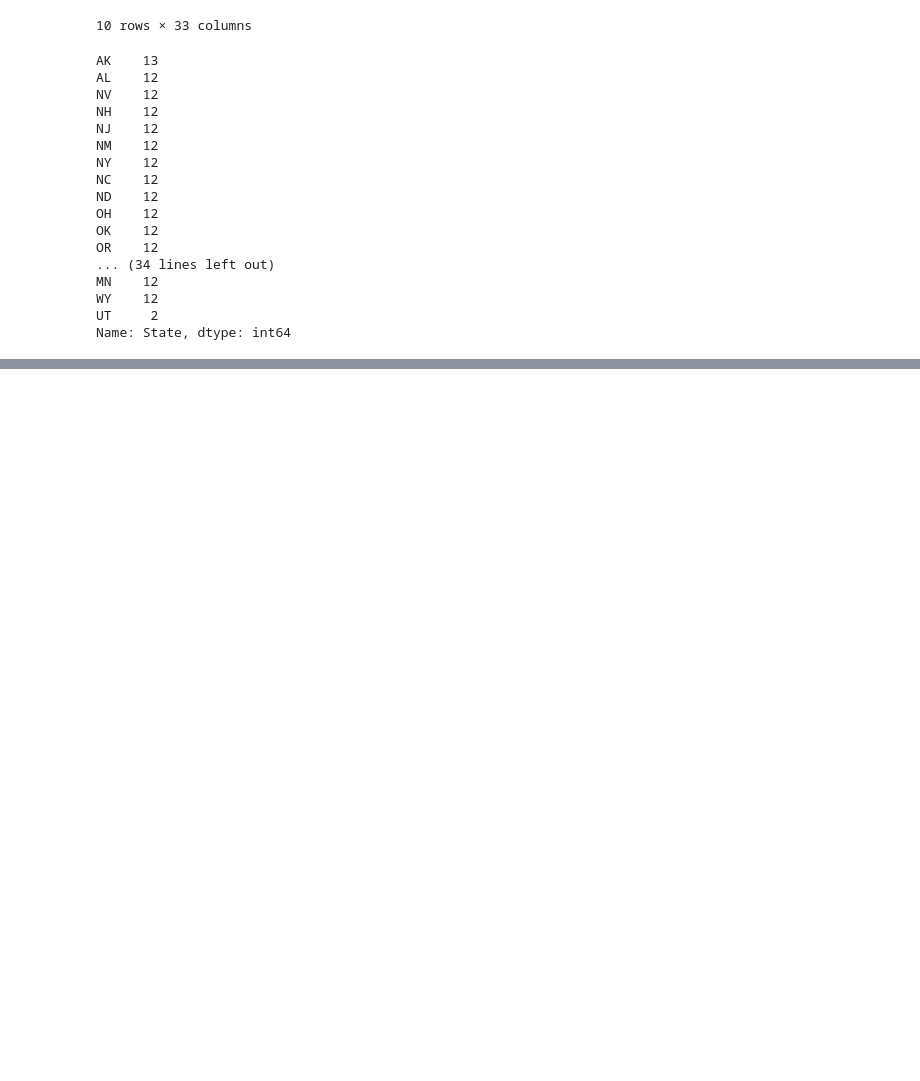
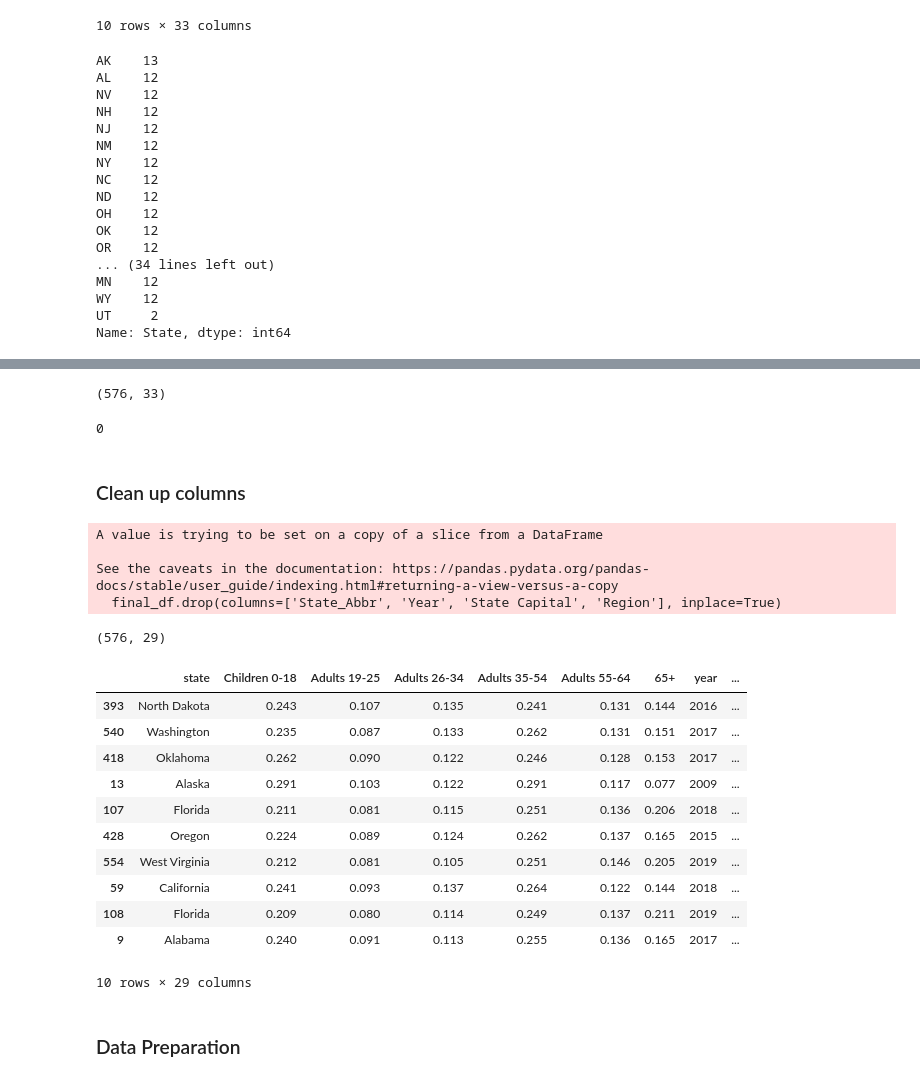
Before and after one commit to MIDS-at-Duke/unifying-data-science-2023-project-ids701_team2, a Jupyter notebook: 10_code/final_dataset.ipynb, the cells around one changed output, grey strips where cells are left out. Saved outputs shown, nothing was run; the diff lists cells and outputs as text; code cells hidden in the pictures; blank space fills up the shorter version.

```diff
--- a/10_code/final_dataset.ipynb
+++ b/10_code/final_dataset.ipynb
@@ -184,0 +203,2 @@ Name: State, dtype: int64
+# %%
+final_df.drop_duplicates(subset=['State', 'year'], inplace=True)
@@ -184,0 +207,40 @@ Name: State, dtype: int64
+# %%
+final_df = final_df[final_df['State']!='UT']
+# %%
+final_df.shape
+# %% [output]
+(576, 33)
+# %%
+final_df[['State','year']].duplicated().sum()
+# %% [output]
+0
+# %% [markdown]
+### Clean up columns
+# %%
+final_df.drop(columns=['State_Abbr', 'Year', 'State Capital', 'Region'], inplace=True)
+# %% [output]
+A value is trying to be set on a copy of a slice from a DataFrame
+
+See the caveats in the documentation: https://pandas.pydata.org/pandas-docs/stable/user_guide/indexing.html#returning-a-view-versus-a-copy
+  final_df.drop(columns=['State_Abbr', 'Year', 'State Capital', 'Region'], inplace=True)
+# %%
+final_df.shape
+# %% [output]
+(576, 29)
+# %%
+final_df.sample(10)
+# %% [output]
+|  | state | Children 0-18 | Adults 19-25 | Adults 26-34 | Adults 35-54 | Adults 55-64 | 65+ | year | ... |
+| 393 | North Dakota | 0.243 | 0.107 | 0.135 | 0.241 | 0.131 | 0.144 | 2016 | ... |
+| 540 | Washington | 0.235 | 0.087 | 0.133 | 0.262 | 0.131 | 0.151 | 2017 | ... |
+| 418 | Oklahoma | 0.262 | 0.090 | 0.122 | 0.246 | 0.128 | 0.153 | 2017 | ... |
+| 13 | Alaska | 0.291 | 0.103 | 0.122 | 0.291 | 0.117 | 0.077 | 2009 | ... |
+| 107 | Florida | 0.211 | 0.081 | 0.115 | 0.251 | 0.136 | 0.206 | 2018 | ... |
+| 428 | Oregon | 0.224 | 0.089 | 0.124 | 0.262 | 0.137 | 0.165 | 2015 | ... |
+| 554 | West Virginia | 0.212 | 0.081 | 0.105 | 0.251 | 0.146 | 0.205 | 2019 | ... |
+| 59 | California | 0.241 | 0.093 | 0.137 | 0.264 | 0.122 | 0.144 | 2018 | ... |
+| 108 | Florida | 0.209 | 0.080 | 0.114 | 0.249 | 0.137 | 0.211 | 2019 | ... |
+| 9 | Alabama | 0.240 | 0.091 | 0.113 | 0.255 | 0.136 | 0.165 | 2017 | ... |
+10 rows × 29 columns
+# %% [markdown]
+### Data Preparation
```
Also changed, not shown: parts of 13 cells of this notebook, 1 other file.
